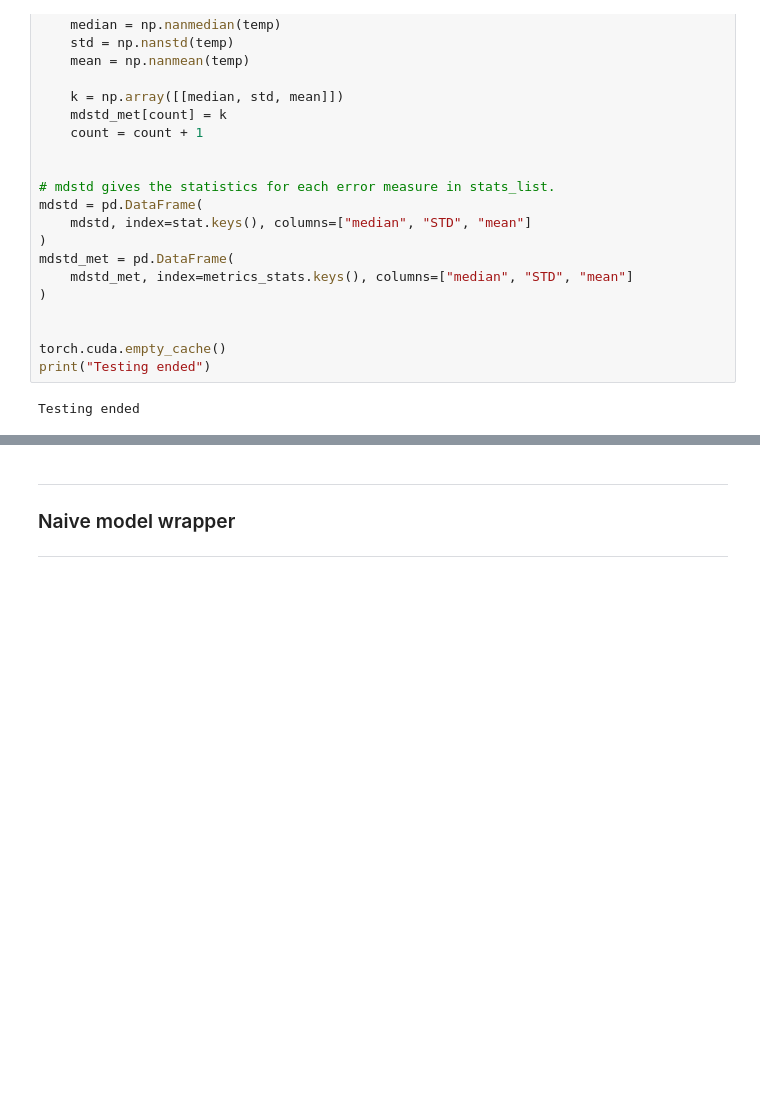
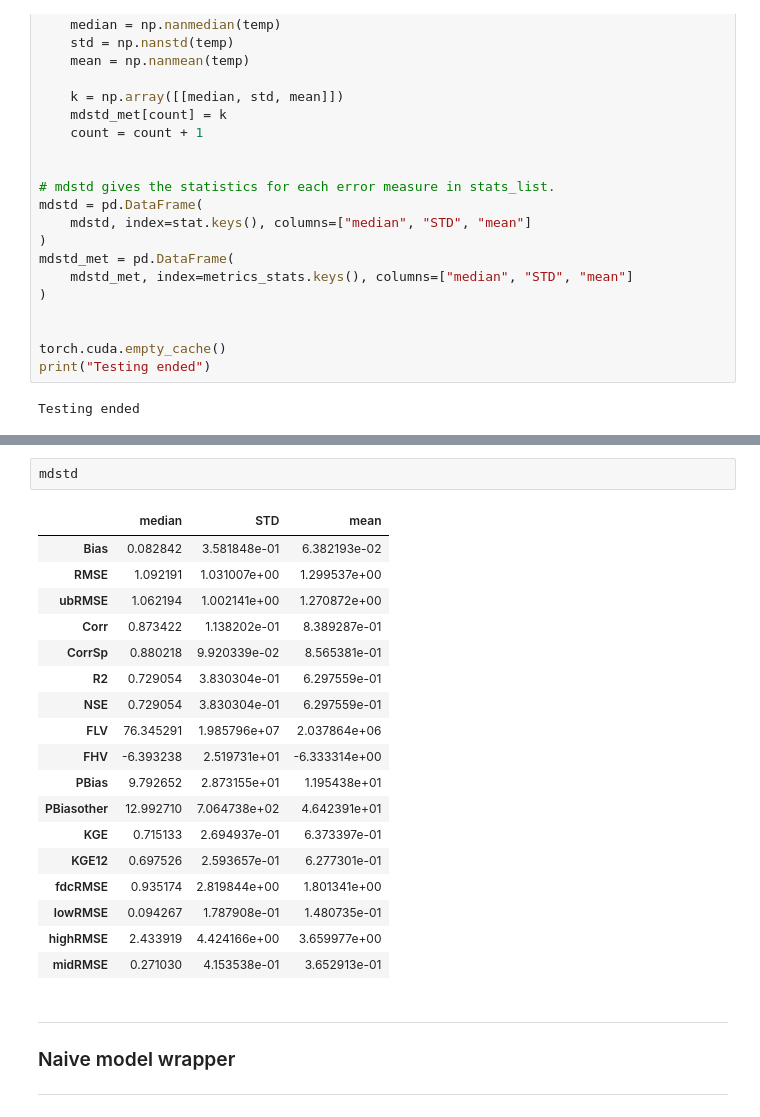
Before and after one commit to leoglonz/hydro_multimodel, a Jupyter notebook: testMulti_v2.ipynb, the cells around one changed output, grey strips where cells are left out. Cells and saved outputs as stored; diff of their text form; blank space fills up the shorter version.

```diff
--- a/testMulti_v2.ipynb
+++ b/testMulti_v2.ipynb
@@ -547,3 +587,24 @@ mdstd_met
+# %%
+mdstd
+# %% [output]
+|  | median | STD | mean |
+| Bias | 0.082842 | 3.581848e-01 | 6.382193e-02 |
+| RMSE | 1.092191 | 1.031007e+00 | 1.299537e+00 |
+| ubRMSE | 1.062194 | 1.002141e+00 | 1.270872e+00 |
+| Corr | 0.873422 | 1.138202e-01 | 8.389287e-01 |
+| CorrSp | 0.880218 | 9.920339e-02 | 8.565381e-01 |
+| R2 | 0.729054 | 3.830304e-01 | 6.297559e-01 |
+| NSE | 0.729054 | 3.830304e-01 | 6.297559e-01 |
+| FLV | 76.345291 | 1.985796e+07 | 2.037864e+06 |
+| FHV | -6.393238 | 2.519731e+01 | -6.333314e+00 |
+| PBias | 9.792652 | 2.873155e+01 | 1.195438e+01 |
+| PBiasother | 12.992710 | 7.064738e+02 | 4.642391e+01 |
+| KGE | 0.715133 | 2.694937e-01 | 6.373397e-01 |
+| KGE12 | 0.697526 | 2.593657e-01 | 6.277301e-01 |
+| fdcRMSE | 0.935174 | 2.819844e+00 | 1.801341e+00 |
+| lowRMSE | 0.094267 | 1.787908e-01 | 1.480735e-01 |
+| highRMSE | 2.433919 | 4.424166e+00 | 3.659977e+00 |
+| midRMSE | 0.271030 | 4.153538e-01 | 3.652913e-01 |
 # %% [markdown]
 ---
 ### Naive model wrapper
```
Also changed, not shown: parts of 20 cells of this notebook, 7 other files.
